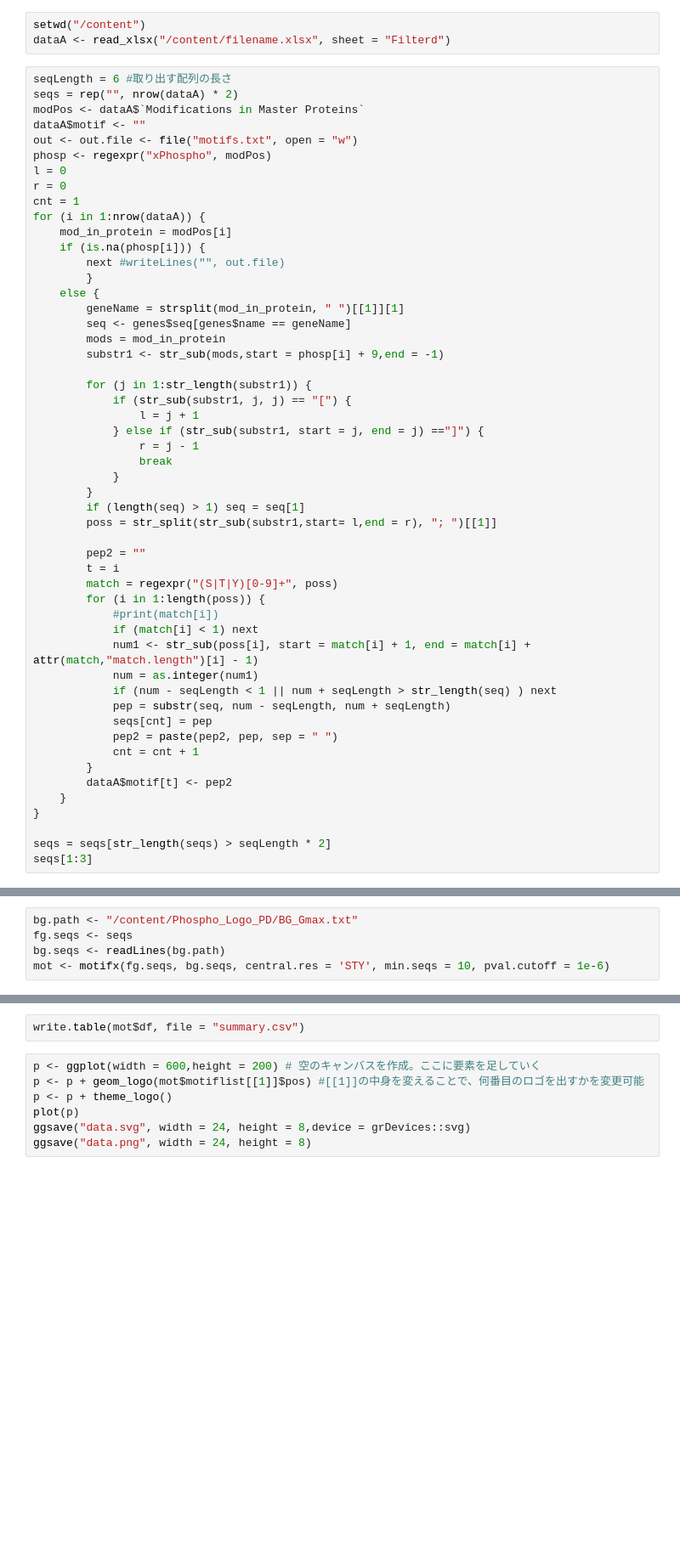
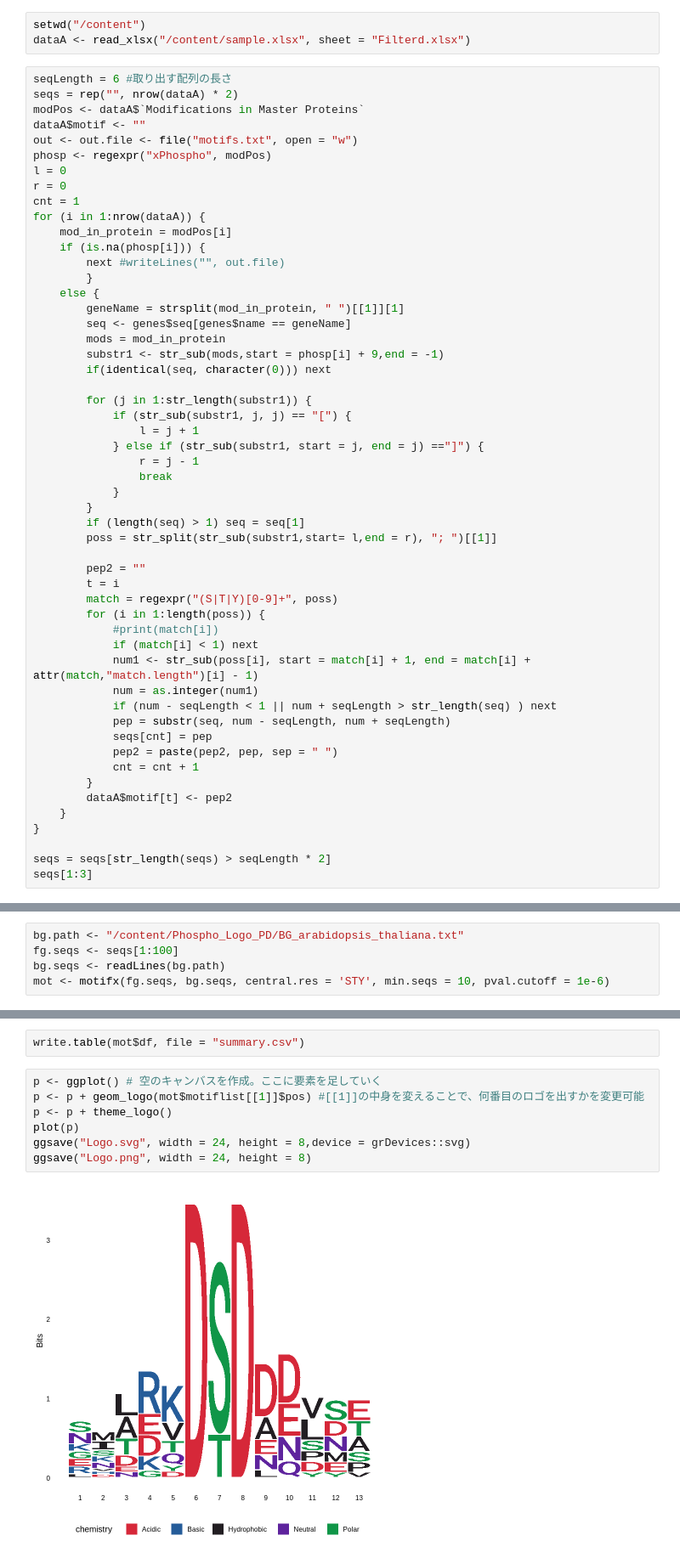
Before and after one commit to sou-06/Phospho_Logo_PD, a Jupyter notebook: Motif.ipynb, the cells around one changed output, grey strips where cells are left out. Shown: that part at 85% size. Cells and saved outputs as stored; diff of their text form; blank space fills up the shorter version.

```diff
--- a/Motif.ipynb
+++ b/Motif.ipynb
@@ -64,7 +64,7 @@ genes$seq <- seqs
 read_xlsx に指定するファイル名の部分を消して、張り付け。
 # %%
 setwd("/content")
-dataA <- read_xlsx("/content/filename.xlsx", sheet = "Filterd")
+dataA <- read_xlsx("/content/sample.xlsx", sheet = "Filterd.xlsx")
 # %%
 seqLength = 6 #取り出す配列の長さ
 seqs = rep("", nrow(dataA) * 2)
@@ -85,6 +85,7 @@ for (i in 1:nrow(dataA)) {
         seq <- genes$seq[genes$name == geneName]
         mods = mod_in_protein
         substr1 <- str_sub(mods,start = phosp[i] + 9,end = -1)
+        if(identical(seq, character(0))) next
 
         for (j in 1:str_length(substr1)) {
             if (str_sub(substr1, j, j) == "[") {
@@ -124,8 +127,8 @@ BG_〇〇.txtのようなファイル名で保存されている。
 
 ←の中でPhospho_Logo_PDの中で使う植物種を探して、右クリックしてCopy path
 # %%
-bg.path <- "/content/Phospho_Logo_PD/BG_Gmax.txt"
-fg.seqs <- seqs
+bg.path <- "/content/Phospho_Logo_PD/BG_arabidopsis_thaliana.txt"
+fg.seqs <- seqs[1:100]
 bg.seqs <- readLines(bg.path)
 mot <- motifx(fg.seqs, bg.seqs, central.res = 'STY', min.seqs = 10, pval.cutoff = 1e-6)
 # %%
@@ -133,9 +136,11 @@ mot
 # %%
 write.table(mot$df, file = "summary.csv")
 # %%
-p <- ggplot(width = 600,height = 200) # 空のキャンバスを作成。ここに要素を足していく
+p <- ggplot() # 空のキャンバスを作成。ここに要素を足していく
 p <- p + geom_logo(mot$motiflist[[1]]$pos) #[[1]]の中身を変えることで、何番目のロゴを出すかを変更可能
 p <- p + theme_logo()
 plot(p)
-ggsave("data.svg", width = 24, height = 8,device = grDevices::svg)
-ggsave("data.png", width = 24, height = 8)
+ggsave("Logo.svg", width = 24, height = 8,device = grDevices::svg)
+ggsave("Logo.png", width = 24, height = 8)
+# %% [output]
+[figure, added]
```
Also changed, not shown: parts of 1 cell of this notebook.
